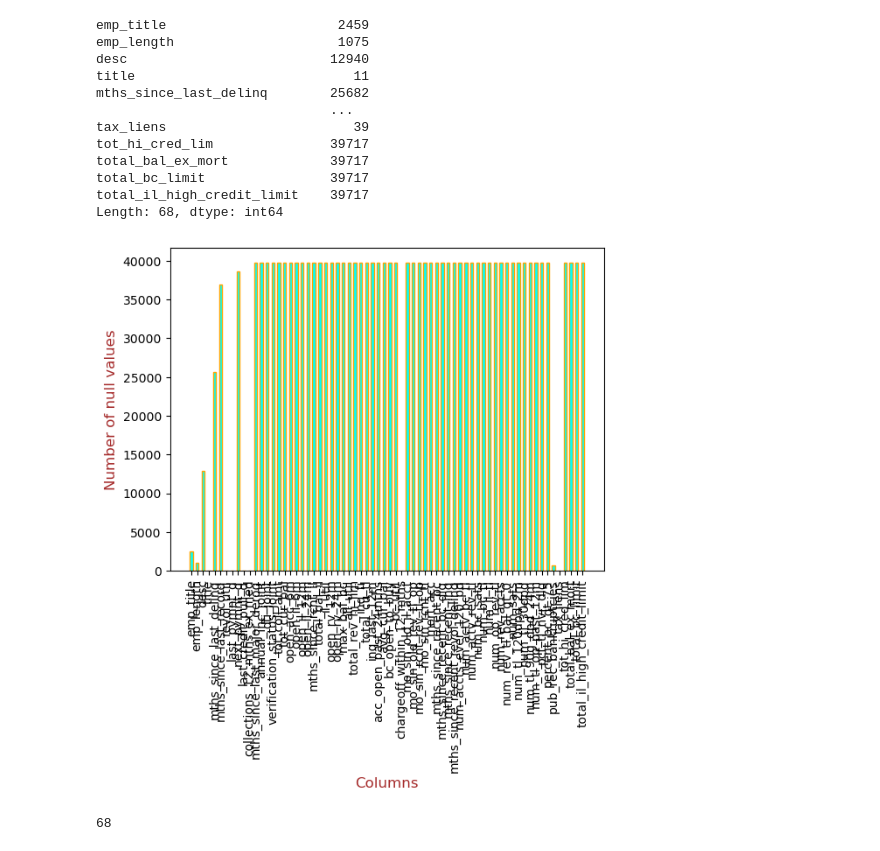
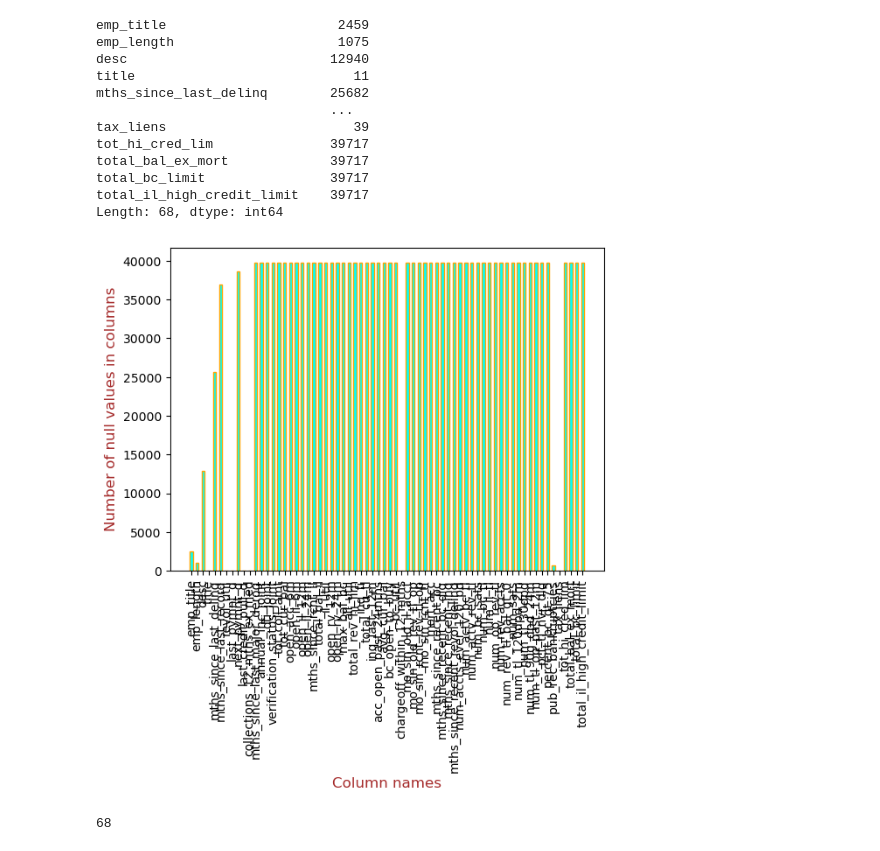
Before and after one commit to shivasaibondugula/LendingClub, a Jupyter notebook: shiva_sai_bondugula.ipynb, the cells around one changed output. Cells and saved outputs as stored; diff of their text form; code cells hidden in the pictures.

```diff
--- a/shiva_sai_bondugula.ipynb
+++ b/shiva_sai_bondugula.ipynb
@@ -55,12 +76,12 @@ total_il_high_credit_limit    39717
 Length: 68, dtype: int64
 # %%
 plt.bar(loan_data.isna().sum()[loan_data.isna().sum()>0].index,loan_data.isna().sum()[loan_data.isna().sum()>0].values,width=0.5, align='center', edgecolor='Orange',color='cyan')
-plt.xlabel("Columns", fontdict={'fontsize': 12, 'fontweight' : 5, 'color' : 'Brown'})
-plt.ylabel("Number of null values", fontdict={'fontsize': 12, 'fontweight' : 5, 'color' : 'Brown'})
+plt.xlabel("Column names", fontdict={'fontsize': 12, 'fontweight' : 5, 'color' : 'Brown'})
+plt.ylabel("Number of null values in columns", fontdict={'fontsize': 12, 'fontweight' : 5, 'color' : 'Brown'})
 plt.xticks(rotation=90)
 plt.show()
 # %% [output]
-[figure, old version]
+[figure, new version]
 # %%
 loan_data.isna().sum()[loan_data.isna().sum()>0].count()
 # %% [output]
```
Also changed, not shown: parts of 92 cells of this notebook, 2 other files.
